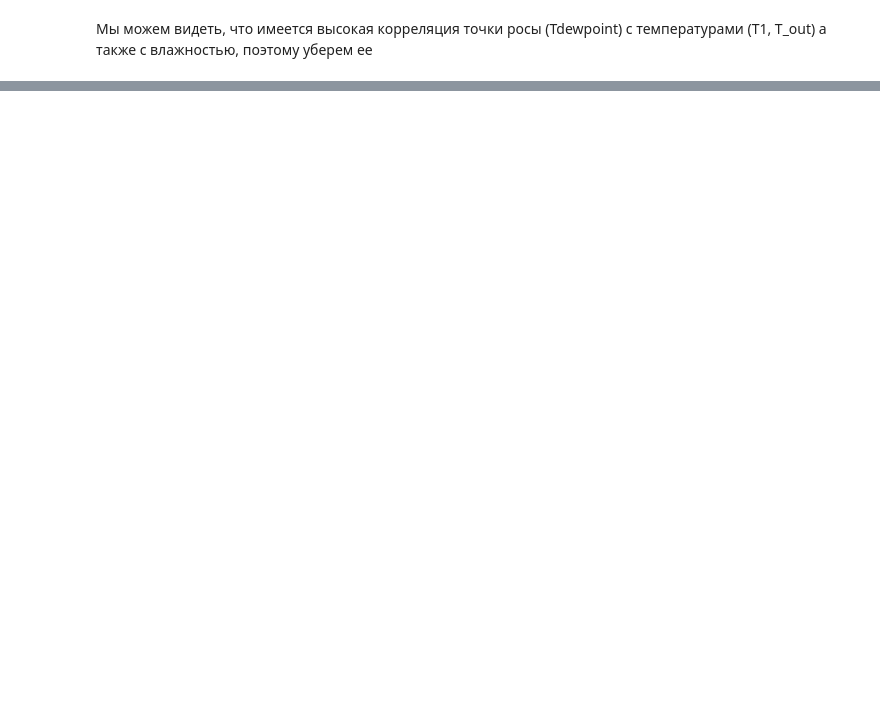
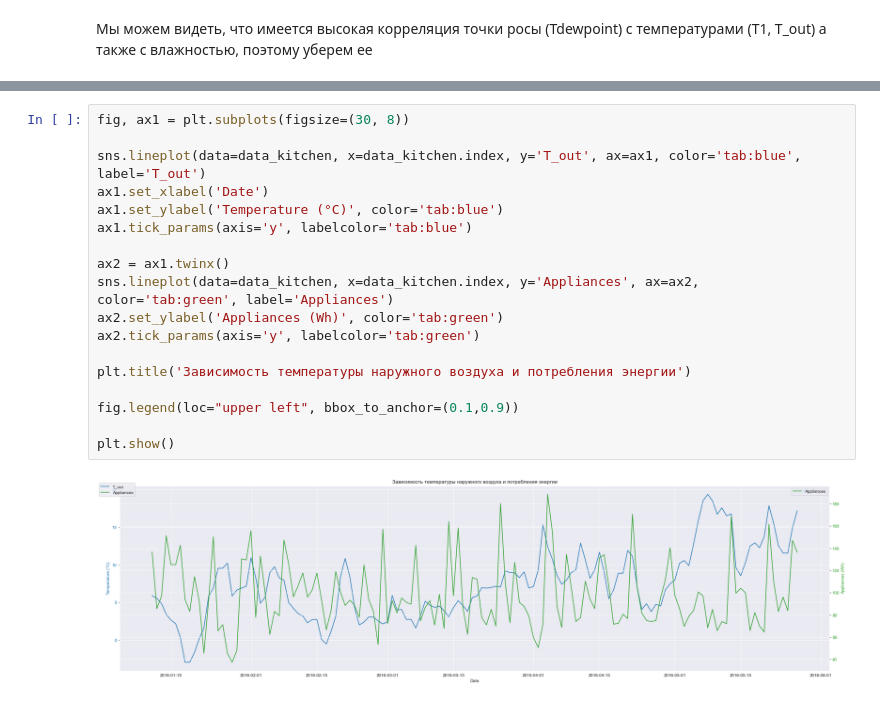
Before and after one commit to Orthanc92/energy_house_calc, a Jupyter notebook: energy_pet.ipynb, the cells around one changed output, grey strips where cells are left out. Drawn from its saved outputs; the diff is of its cells as text; blank space fills up the shorter version.

```diff
--- a/energy_pet.ipynb
+++ b/energy_pet.ipynb
@@ -178,0 +192,20 @@ sns.heatmap(corr, xticklabels=corr.columns, yticklabels=corr.columns)
+# %%
+fig, ax1 = plt.subplots(figsize=(30, 8))
+
+sns.lineplot(data=data_kitchen, x=data_kitchen.index, y='T_out', ax=ax1, color='tab:blue', label='T_out')
+ax1.set_xlabel('Date')
+ax1.set_ylabel('Temperature (°C)', color='tab:blue')
+ax1.tick_params(axis='y', labelcolor='tab:blue')
+
+ax2 = ax1.twinx()
+sns.lineplot(data=data_kitchen, x=data_kitchen.index, y='Appliances', ax=ax2, color='tab:green', label='Appliances')
+ax2.set_ylabel('Appliances (Wh)', color='tab:green')
+ax2.tick_params(axis='y', labelcolor='tab:green')
+
+plt.title('Зависимость температуры наружного воздуха и потребления энергии')
+
+fig.legend(loc="upper left", bbox_to_anchor=(0.1,0.9))
+
+plt.show()
+# %% [output]
+[figure, added]
```
Also changed, not shown: parts of 16 cells of this notebook.
